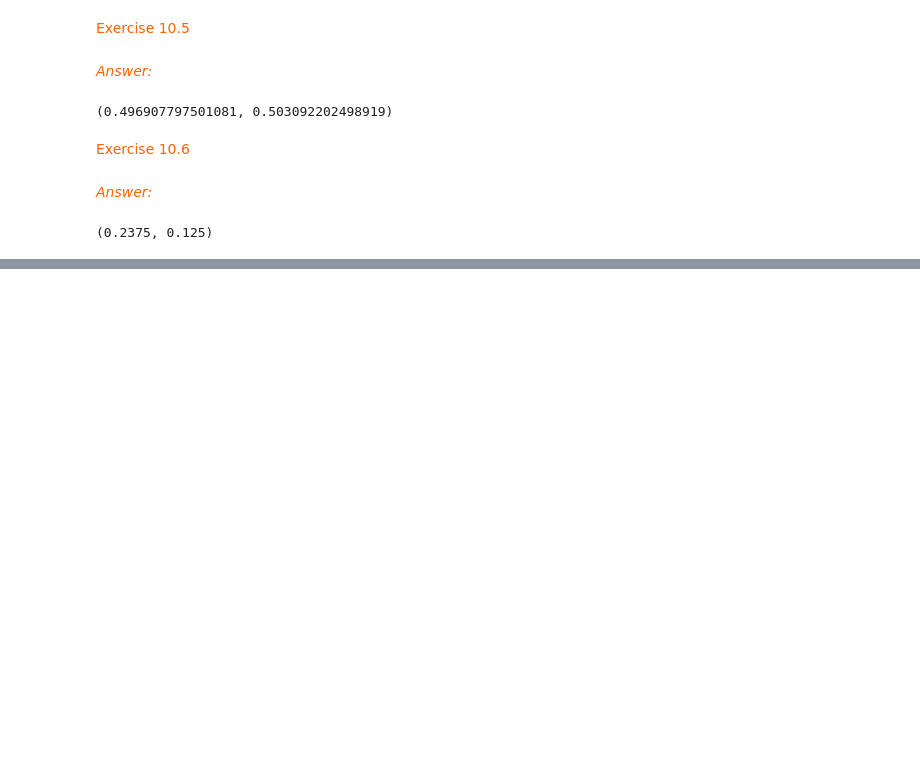
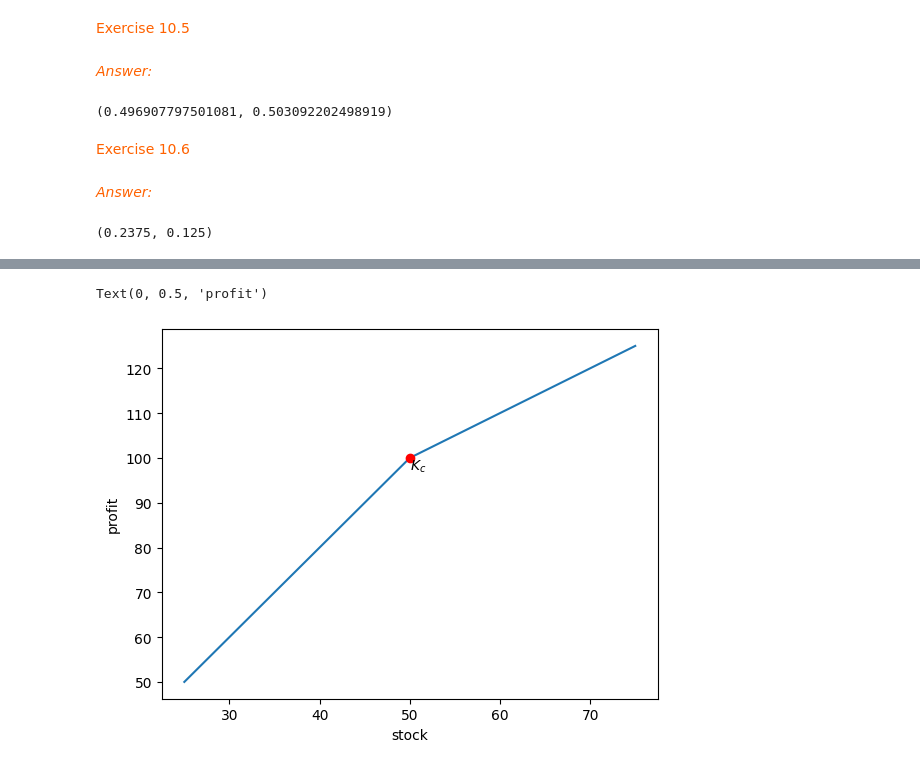
Before and after one commit to YavuzBozkurt/Warren-Buffet-At-Work, a Jupyter notebook: fm_ch10&ch11.ipynb, the cells around one changed output, grey strips where cells are left out. Drawn from its saved outputs; the diff is of its cells as text; code cells hidden in the pictures; blank space fills up the shorter version.

```diff
--- a/fm_ch10&ch11.ipynb
+++ b/fm_ch10&ch11.ipynb
@@ -112,0 +231,9 @@ _<span style="color:#ff6200;">Answer:</span>_
+# %%
+plt.plot(x, y2)
+plt.plot(Kc, payoffstr2(Kc), 'ro')
+plt.text(Kc, payoffstr2(Kc), '$K_{c}$', ha='left', va='top')
+plt.xlabel('stock')
+plt.ylabel('profit')
+# %% [output]
+Text(0, 0.5, 'profit')
+[figure, added]
```
Also changed, not shown: parts of 27 cells of this notebook.
